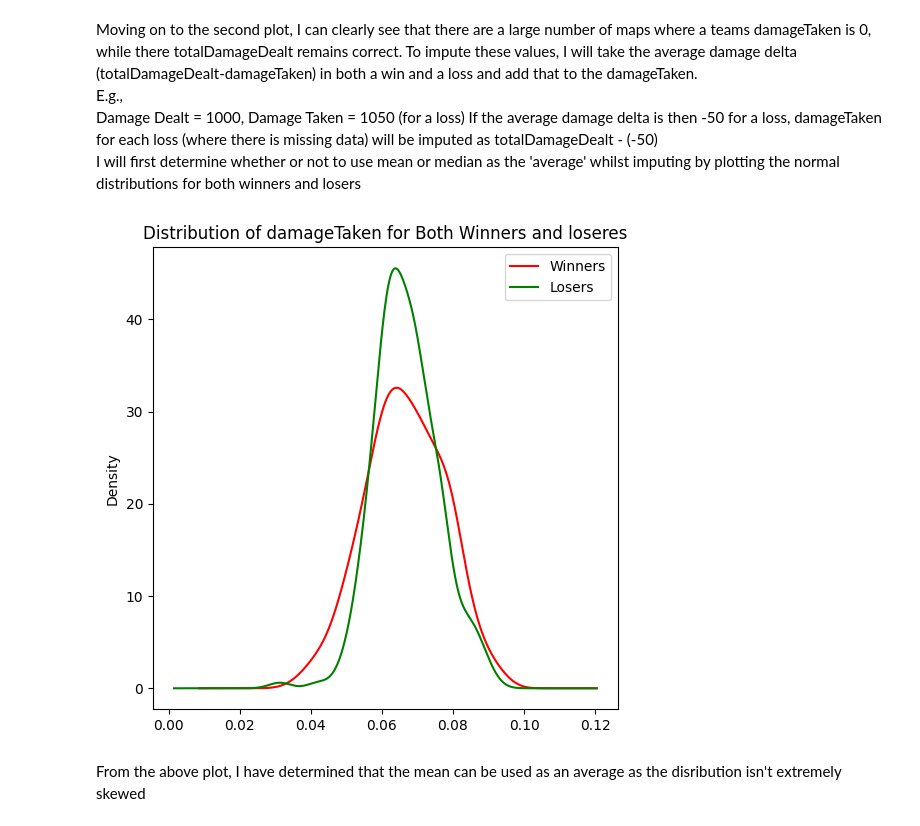
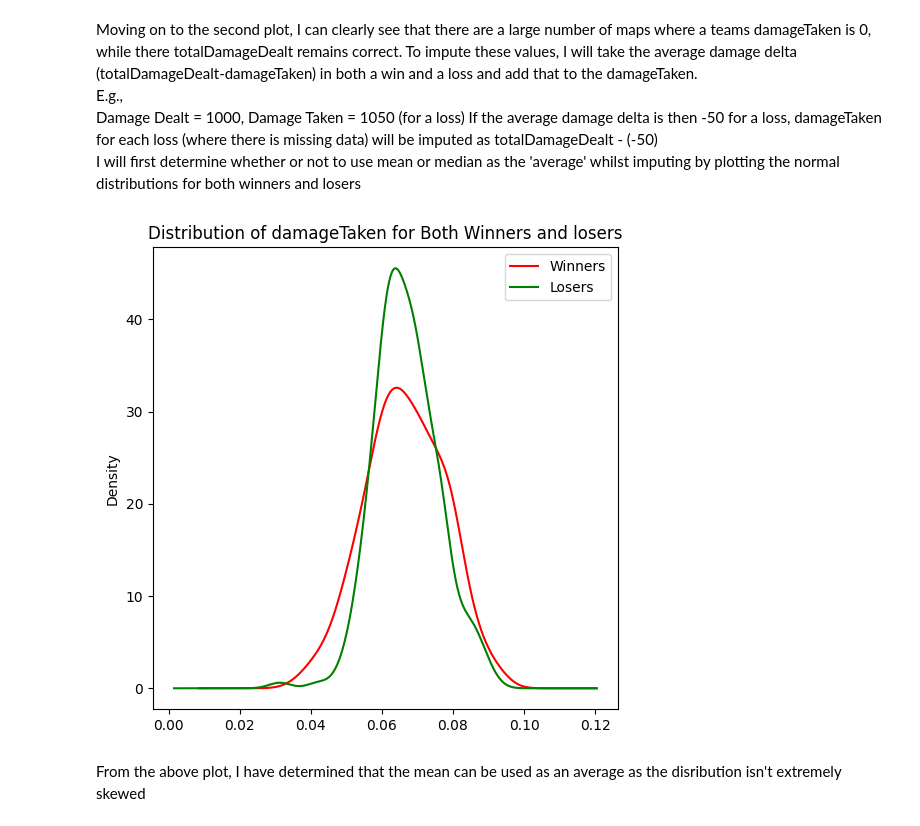
Before and after one commit to charlbbbbb/hardpoint-predict, a Jupyter notebook: main.ipynb, the cells around one changed output. Saved outputs shown, nothing was run; the diff lists cells and outputs as text; code cells hidden in the pictures.

```diff
--- a/main.ipynb
+++ b/main.ipynb
@@ -280,29 +280,29 @@ I will first determine whether or not to use mean or median as the 'average' whi
 # %%
 # Import required libraries
 from sklearn.preprocessing import normalize
 import numpy as np
 
 # Separate df into dfs for winners and losers
 df_winners = hp_df.copy()[hp_df['is_winner']==1]
 df_losers = hp_df.copy()[hp_df['is_winner']==0]
 
 # Plot normal distributions
 
 fig = plt.figure(figsize=(6, 6))
 ax1 = fig.subplots()
 
 valid_damage_w = df_winners[df_winners['damageTaken']>0]['damageTaken']
 norm_data_w = normalize(np.array(valid_damage_w).reshape(1, -1))
 pd.Series(norm_data_w[0]).plot.density(ax=ax1, label='Winners', color='red')
 
 valid_damage_l = df_losers[df_losers['damageTaken']>0]['damageTaken']
 norm_data_l = normalize(np.array(valid_damage_l).reshape(1, -1))
 pd.Series(norm_data_l[0]).plot.density(ax=ax1, label='Losers', color='green')
 
 ax1.legend(loc='upper right')
-ax1.set_title("Distribution of damageTaken for Both Winners and loseres");
+ax1.set_title("Distribution of damageTaken for Both Winners and losers");
 # %% [output]
-[figure, old version]
+[figure, new version]
 # %% [markdown]
 From the above plot, I have determined that the mean can be used as an average as the disribution isn't extremely skewed
 # %%
```
Also changed, not shown: parts of 21 cells of this notebook.
